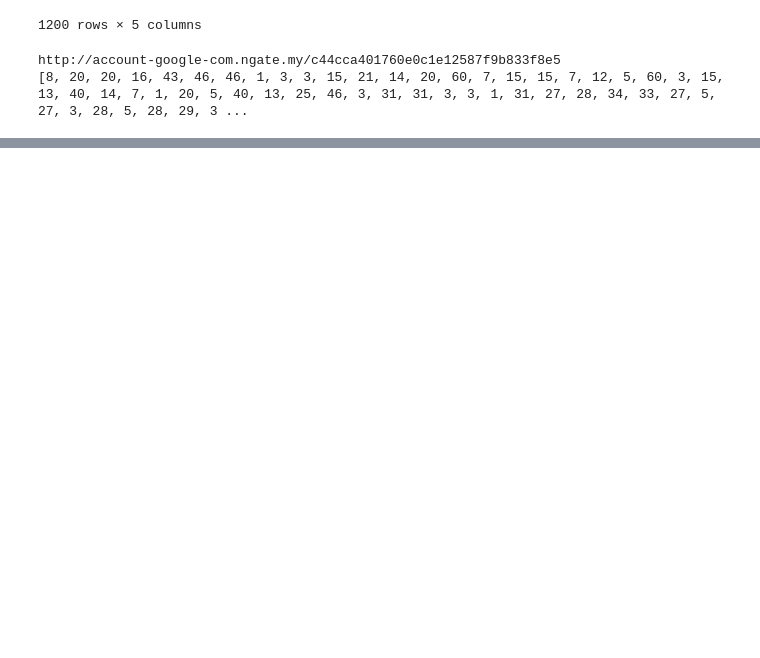
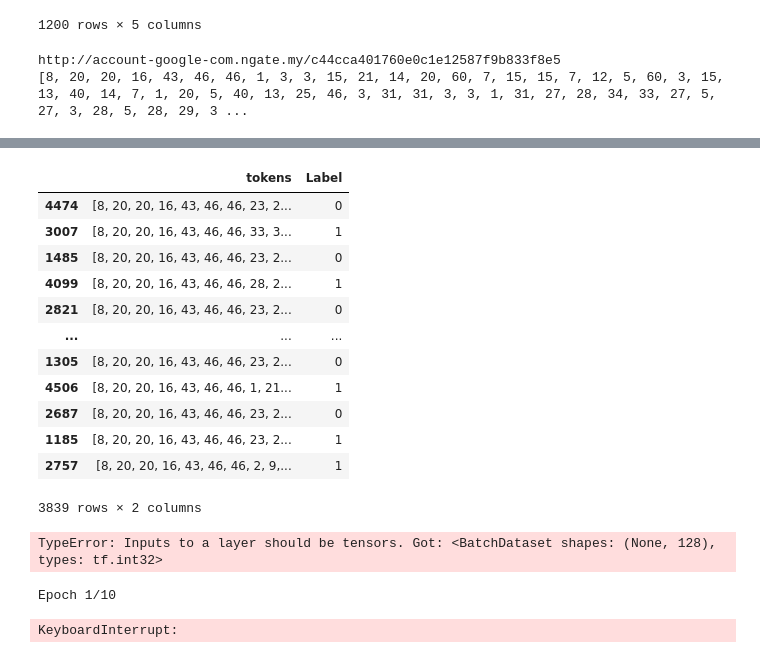
Before and after one commit to shawnrosofsky/MITREHackathonChallengeGroup, a Jupyter notebook: test_model_Shawn.ipynb, the cells around one changed output, grey strips where cells are left out. Drawn from its saved outputs; the diff is of its cells as text; code cells hidden in the pictures; blank space fills up the shorter version.

Commit message:
created character embedding model, needs gpu to train

```diff
--- a/test_model_Shawn.ipynb
+++ b/test_model_Shawn.ipynb
@@ -399,0 +421,18 @@ Name: URL, Length: 4799, dtype: object
+# %%
+tokens_train, tokens_val = train_test_split(url_tokens, test_size=0.2)
+# %%
+tokens_train
+# %% [output]
+|  | tokens | Label |
+| 4474 | [8, 20, 20, 16, 43, 46, 46, 23, 2... | 0 |
+| 3007 | [8, 20, 20, 16, 43, 46, 46, 33, 3... | 1 |
+| 1485 | [8, 20, 20, 16, 43, 46, 46, 23, 2... | 0 |
+| 4099 | [8, 20, 20, 16, 43, 46, 46, 28, 2... | 1 |
+| 2821 | [8, 20, 20, 16, 43, 46, 46, 23, 2... | 0 |
+| ... | ... | ... |
+| 1305 | [8, 20, 20, 16, 43, 46, 46, 23, 2... | 0 |
+| 4506 | [8, 20, 20, 16, 43, 46, 46, 1, 21... | 1 |
+| 2687 | [8, 20, 20, 16, 43, 46, 46, 23, 2... | 0 |
+| 1185 | [8, 20, 20, 16, 43, 46, 46, 23, 2... | 1 |
+| 2757 | [8, 20, 20, 16, 43, 46, 46, 2, 9,... | 1 |
+3839 rows × 2 columns
@@ -399,0 +483,12 @@ Name: URL, Length: 4799, dtype: object
+# %%
+model_embedding(tokens_test_ds)
+# %% [output]
+TypeError: Inputs to a layer should be tensors. Got: <BatchDataset shapes: (None, 128), types: tf.int32>
+# %%
+
+history_embedding = model_embedding.fit(tokens_train_ds,
+                                        validation_data=tokens_val_ds,
+                                        epochs=10)
+# %% [output]
+Epoch 1/10
+KeyboardInterrupt:
```
Also changed, not shown: parts of 8 cells of this notebook.
